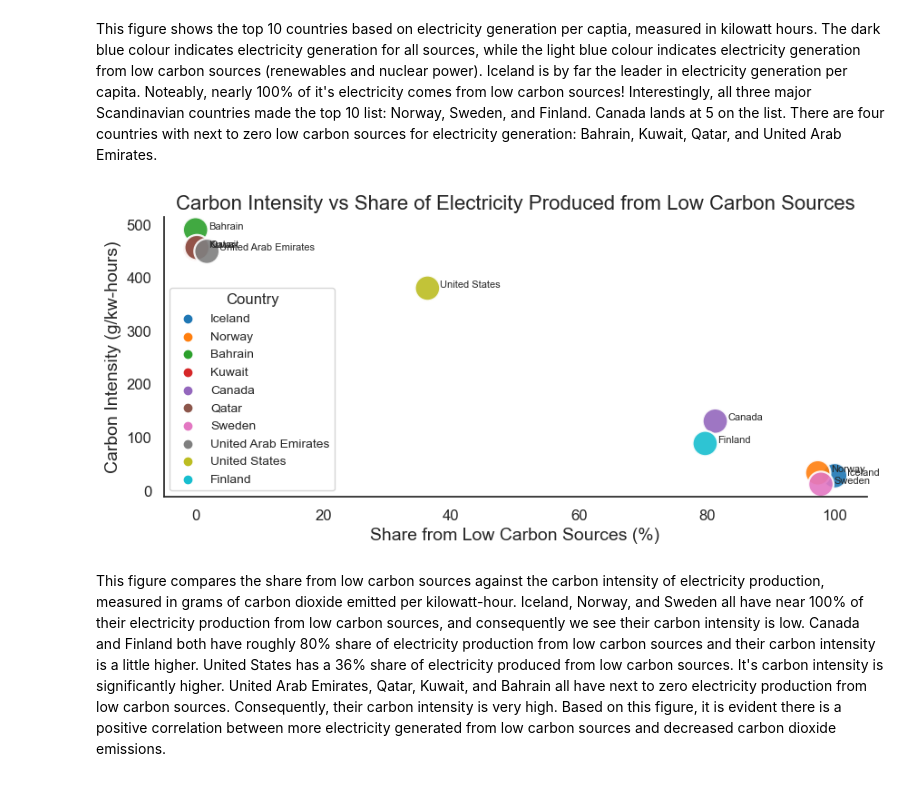
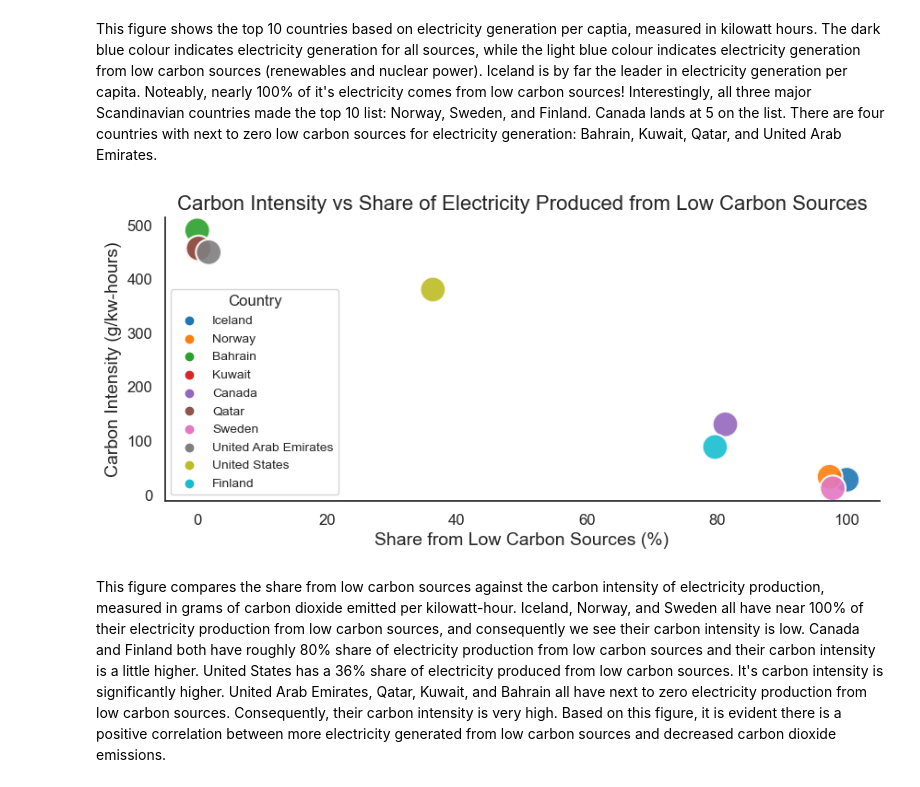
Before and after one commit to ubco-W2022T1-cosc301/project-group02, a Jupyter notebook: notebooks/analysis1.ipynb, the cells around one changed output. Saved outputs shown, nothing was run; the diff lists cells and outputs as text; code cells hidden in the pictures.

```diff
--- a/notebooks/analysis1.ipynb
+++ b/notebooks/analysis1.ipynb
@@ -717,19 +717,19 @@ This figure shows the top 10 countries based on electricity generation per capti
 # %%
 # Plot the carbon intensity vs the share from low carbon sources
 plt.figure(figsize=(10,4))
 ax = sns.scatterplot(data=dfmean, x="Share from Low Carbon Sources", y="Carbon Intensity", hue="Country", palette="tab10", s=400, alpha=0.9)
 sns.despine()
 plt.xlabel("Share from Low Carbon Sources (%)")
 plt.ylabel("Carbon Intensity (g/kw-hours)")
 plt.title("Carbon Intensity vs Share of Electricity Produced from Low Carbon Sources")
 
 # label data points
-for i, txt in enumerate(dfmean["Country"]):
-    ax.annotate(txt, (dfmean["Share from Low Carbon Sources"][i]+2, dfmean["Carbon Intensity"][i]+1), size=8)
+#for i, txt in enumerate(dfmean["Country"]):
+#    ax.annotate(txt, (dfmean["Share from Low Carbon Sources"][i]+2, dfmean["Carbon Intensity"][i]+1), size=8)
 
 plt.show()
 # %% [output]
-[figure, old version]
+[figure, new version]
 # %% [markdown]
 This figure compares the share from low carbon sources against the carbon intensity of electricity production, measured in grams of carbon dioxide emitted per kilowatt-hour. Iceland, Norway, and Sweden all have near 100% of their electricity production from low carbon sources, and consequently we see their carbon intensity is low. Canada and Finland both have roughly 80% share of electricity production from low carbon sources and their carbon intensity is a little higher. United States has a 36% share of electricity produced from low carbon sources. It's carbon intensity is significantly higher. United Arab Emirates, Qatar, Kuwait, and Bahrain all have next to zero electricity production from low carbon sources. Consequently, their carbon intensity is very high. Based on this figure, it is evident there is a positive correlation between more electricity generated from low carbon sources and decreased carbon dioxide emissions.
 # %%
```
